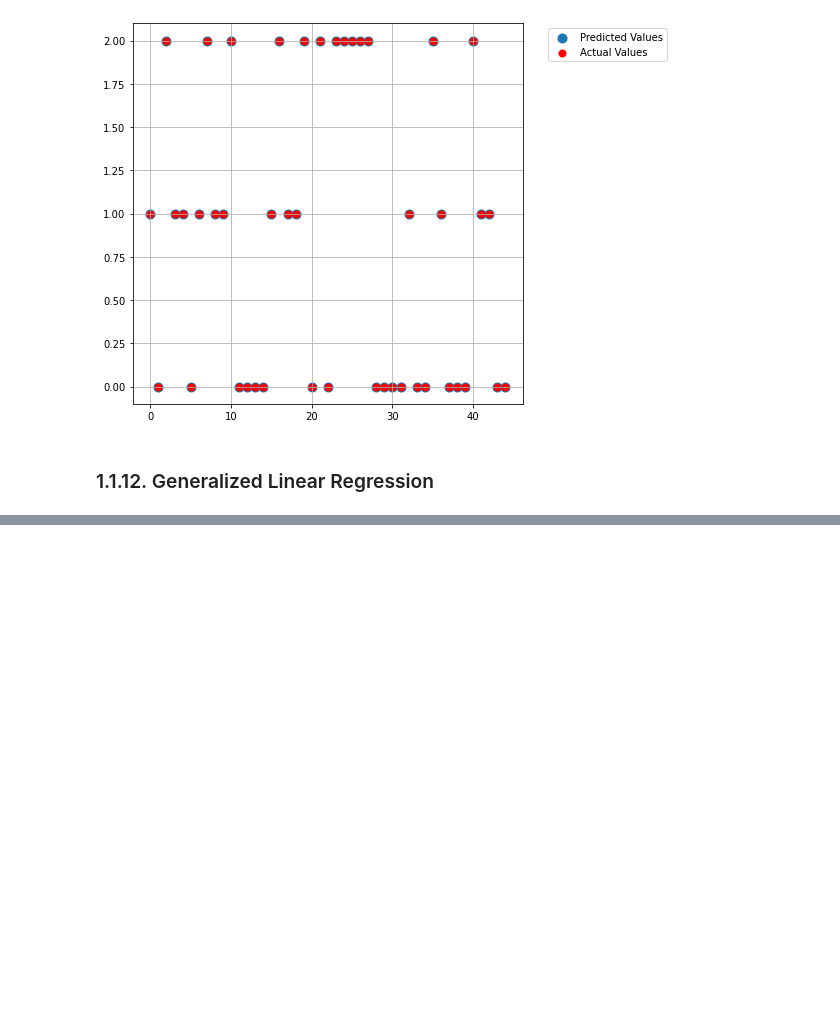
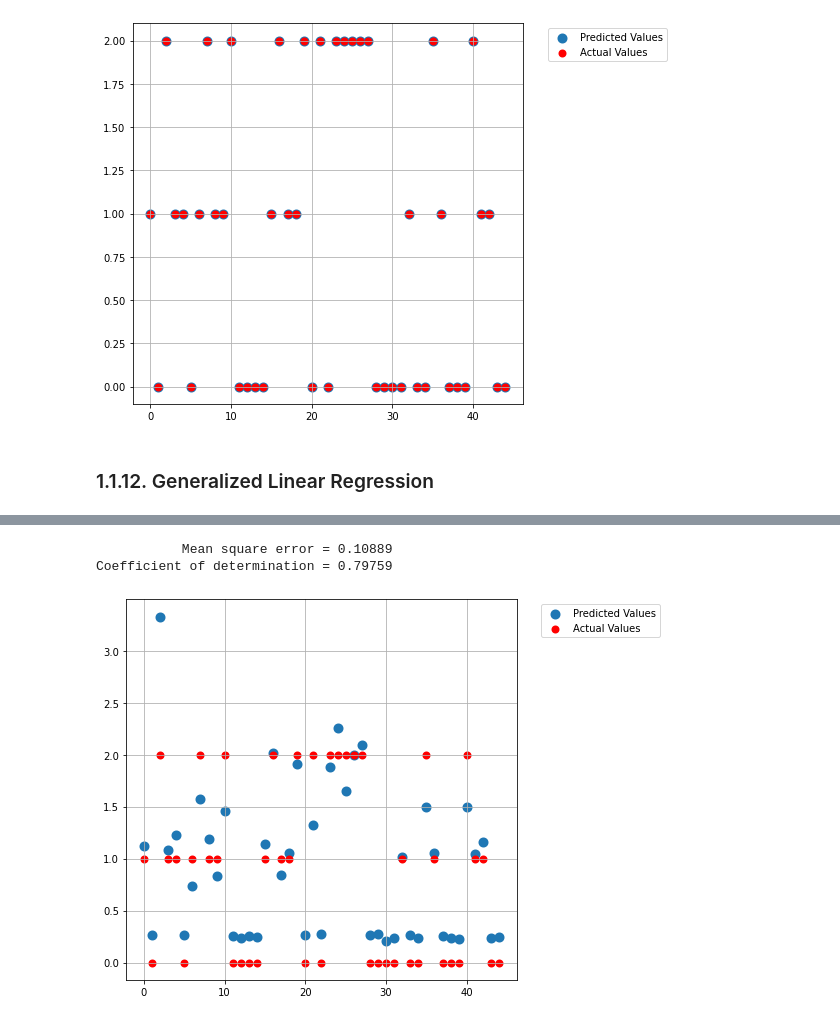
Before and after one commit to solothinker/ML-DL-Xperiments, a Jupyter notebook: Iris-Xperiments/Iris_Data.ipynb, the cells around one changed output, grey strips where cells are left out. Saved outputs shown, nothing was run; the diff lists cells and outputs as text; code cells hidden in the pictures; blank space fills up the shorter version.

```diff
--- a/Iris-Xperiments/Iris_Data.ipynb
+++ b/Iris-Xperiments/Iris_Data.ipynb
@@ -425,0 +434,7 @@ Coefficient of determination = 1.00000
+# %%
+model = linear_model.TweedieRegressor(power=1,alpha=0.5,link='log')
+scoreData(model)
+# %% [output]
+           Mean square error = 0.10889
+Coefficient of determination = 0.79759
+[figure, added]
```
Also changed, not shown: parts of 47 cells of this notebook.
